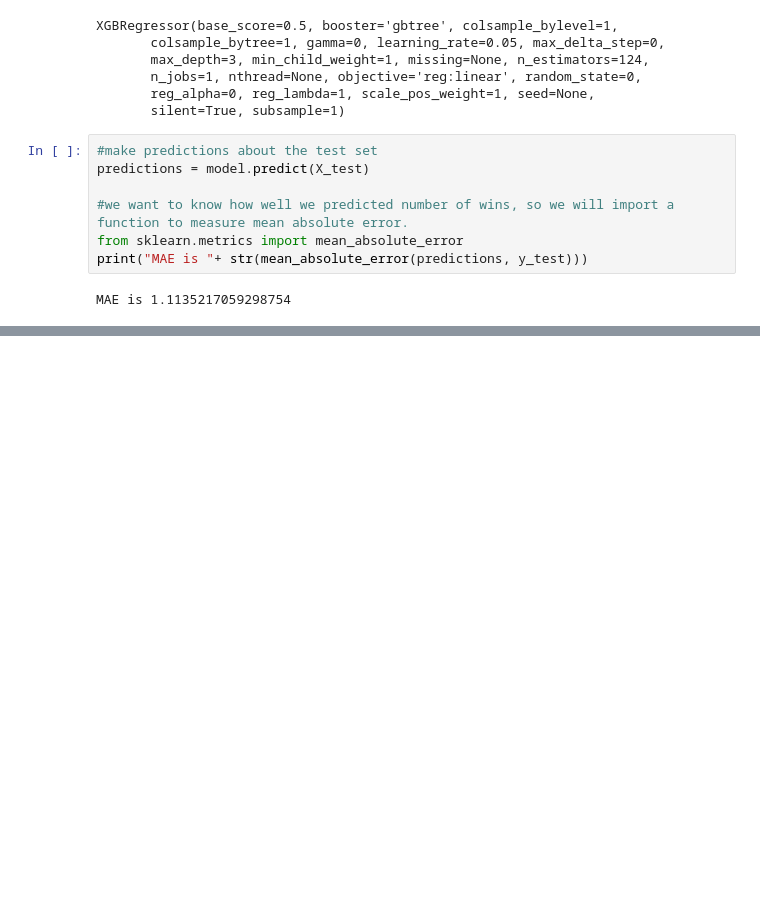
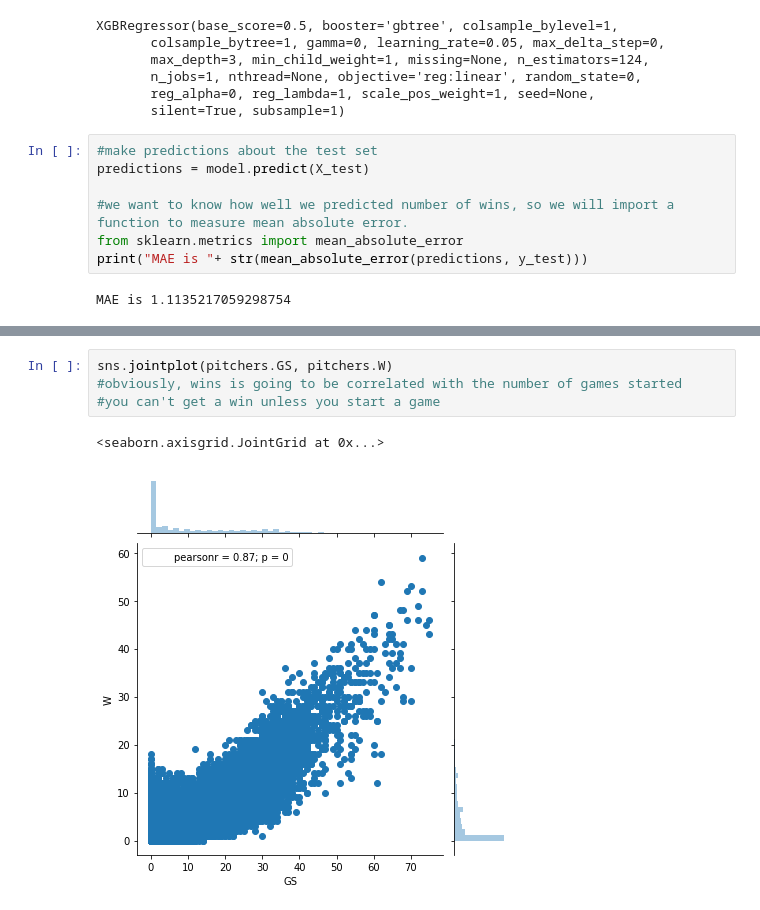
Before and after one commit to sfilios/data_science, a Jupyter notebook: predicting_pitcher_wins.ipynb, the cells around one changed output, grey strips where cells are left out. Cells and saved outputs as stored; diff of their text form; blank space fills up the shorter version.

```diff
--- a/predicting_pitcher_wins.ipynb
+++ b/predicting_pitcher_wins.ipynb
@@ -122,0 +172,7 @@ MAE is 1.093505686360841
+# %%
+sns.jointplot(pitchers.GS, pitchers.W)
+#obviously, wins is going to be correlated with the number of games started
+#you can't get a win unless you start a game
+# %% [output]
+<seaborn.axisgrid.JointGrid at 0x...>
+[figure, added]
```
Also changed, not shown: parts of 9 cells of this notebook.
